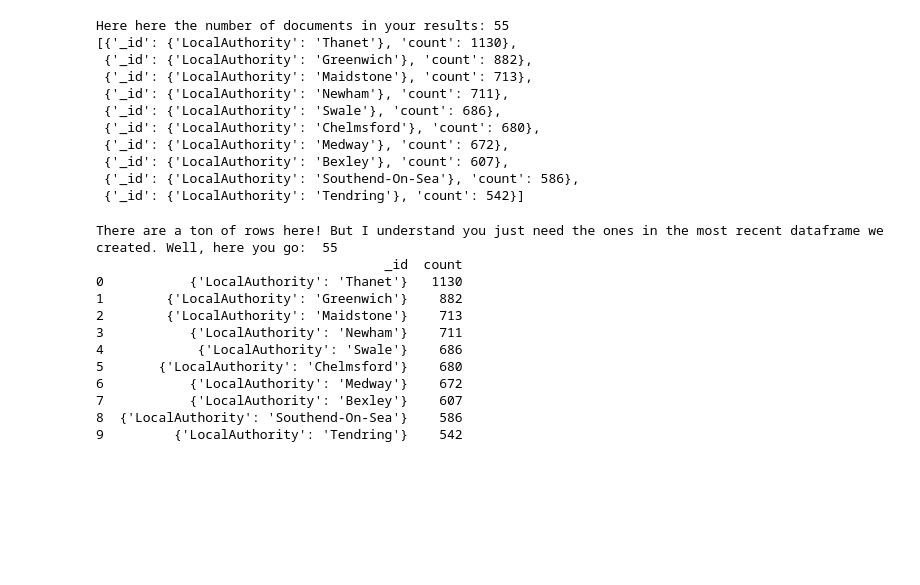
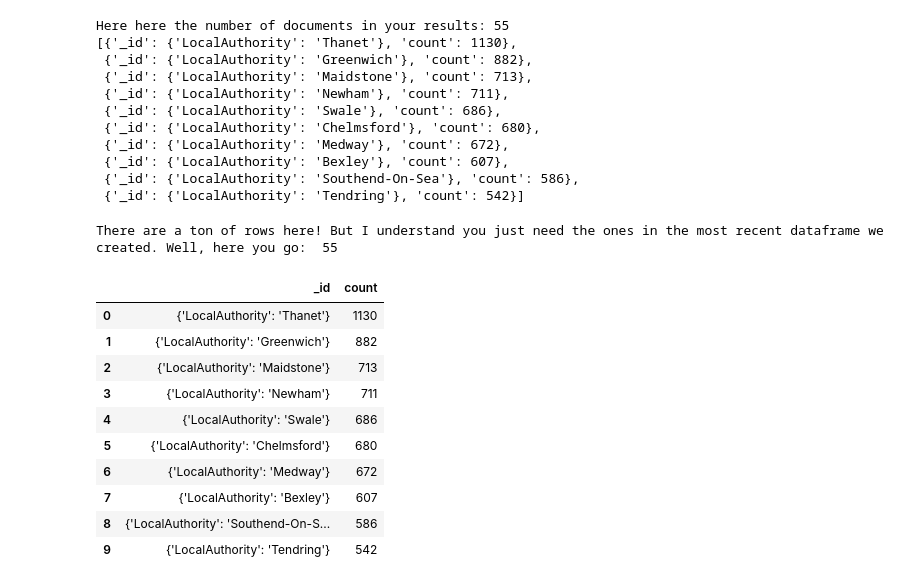
Before and after one commit to stbere/nosql-challenge, a Jupyter notebook: NoSQL_analysis_starter.ipynb, the cells around one changed output. Saved outputs shown, nothing was run; the diff lists cells and outputs as text; code cells hidden in the pictures; blank space fills up the shorter version.

```diff
--- a/NoSQL_analysis_starter.ipynb
+++ b/NoSQL_analysis_starter.ipynb
@@ -232,22 +232,22 @@ Here here the number of documents in your results: 55
 # %%
 # Convert the result to a Pandas DataFrame
 yet_more_results = pd.DataFrame(result_pipe)
 
 # Display the number of rows in the DataFrame
 print("There are a ton of rows here! But I understand you just need the ones in the most recent dataframe we created. Well, here you go: ", yet_more_results.shape[0])
 
 # Display the first 10 rows of the DataFrame
-pyet_more_results[0:10])
+yet_more_results.head(10)
 # %% [output]
 There are a ton of rows here! But I understand you just need the ones in the most recent dataframe we created. Well, here you go:  55
-                                     _id  count
-0           {'LocalAuthority': 'Thanet'}   1130
-1        {'LocalAuthority': 'Greenwich'}    882
-2        {'LocalAuthority': 'Maidstone'}    713
-3           {'LocalAuthority': 'Newham'}    711
-4            {'LocalAuthority': 'Swale'}    686
-5       {'LocalAuthority': 'Chelmsford'}    680
-6           {'LocalAuthority': 'Medway'}    672
-7           {'LocalAuthority': 'Bexley'}    607
-8  {'LocalAuthority': 'Southend-On-Sea'}    586
-9         {'LocalAuthority': 'Tendring'}    542
+|  | _id | count |
+| 0 | {'LocalAuthority': 'Thanet'} | 1130 |
+| 1 | {'LocalAuthority': 'Greenwich'} | 882 |
+| 2 | {'LocalAuthority': 'Maidstone'} | 713 |
+| 3 | {'LocalAuthority': 'Newham'} | 711 |
+| 4 | {'LocalAuthority': 'Swale'} | 686 |
+| 5 | {'LocalAuthority': 'Chelmsford'} | 680 |
+| 6 | {'LocalAuthority': 'Medway'} | 672 |
+| 7 | {'LocalAuthority': 'Bexley'} | 607 |
+| 8 | {'LocalAuthority': 'Southend-On-S... | 586 |
+| 9 | {'LocalAuthority': 'Tendring'} | 542 |
```
